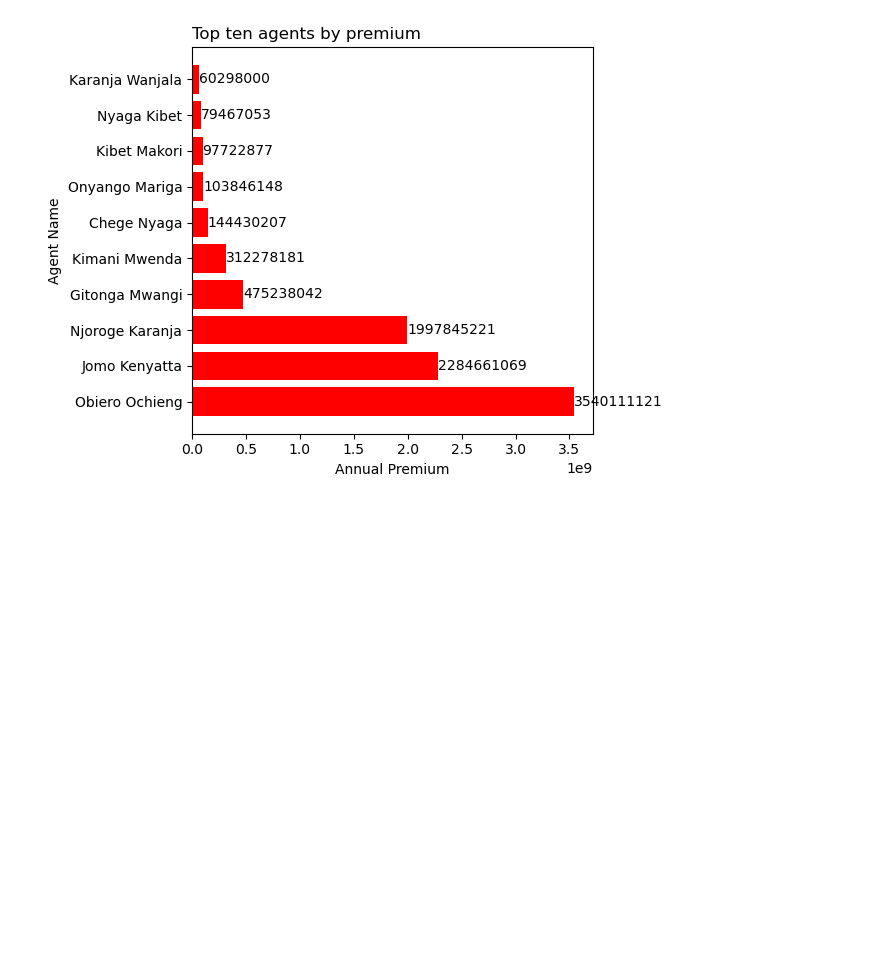
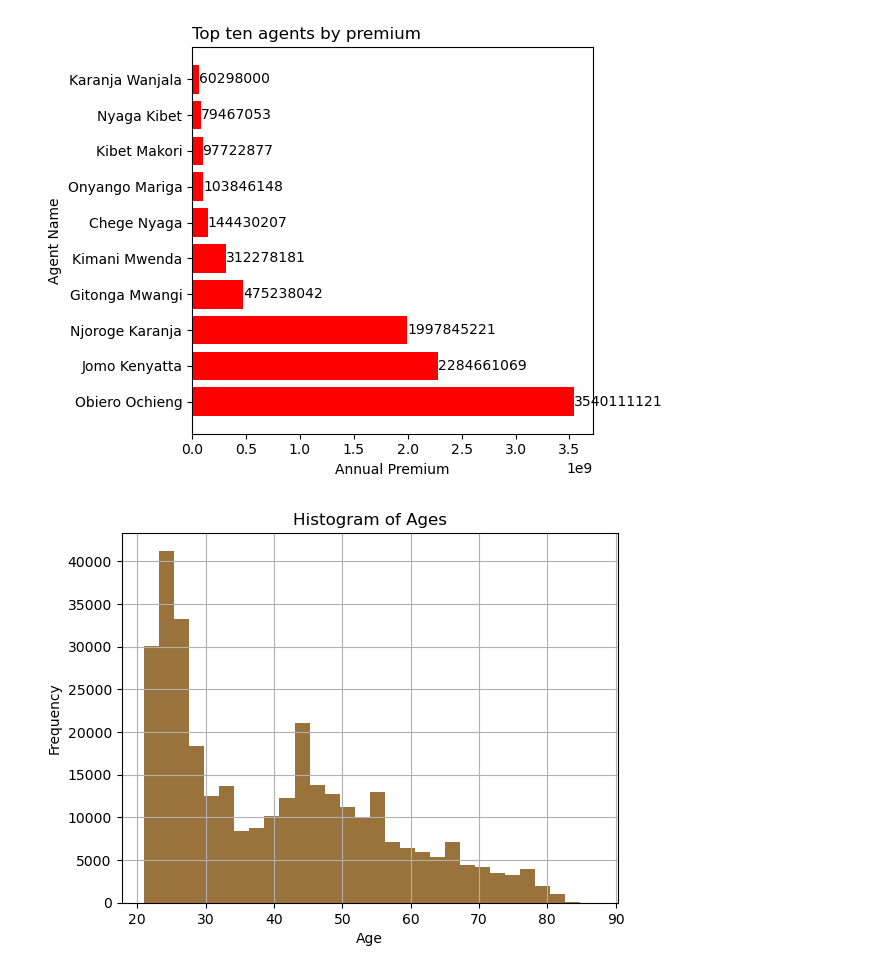
Before and after one commit to claudiahW/LuxDev, a Jupyter notebook: Tueswk2.ipynb, the cells around one changed output. Cells and saved outputs as stored; diff of their text form; code cells hidden in the pictures; blank space fills up the shorter version.

Commit message:
plot a histogram showing the ages of the agents

```diff
--- a/Tueswk2.ipynb
+++ b/Tueswk2.ipynb
@@ -53,3 +69,22 @@ plt.tight_layout()
 plt.show()
 # %% [output]
 [figure]
+# %%
+df["Customer_Date_of_Birth"] = pd.to_datetime(df["Customer_Date_of_Birth"])
+
+#Calculate Age
+
+current_year = datetime.now().year
+df["Age"] = current_year - df["Customer_Date_of_Birth"].dt.year
+
+
+#plot the histograms of ages
+
+plt.hist(df["Age"], bins=30, color="#80500A", alpha=0.8)
+plt.xlabel("Age")
+plt.ylabel("Frequency")
+plt.grid(True)
+plt.title("Histogram of Ages")
+plt.show()
+# %% [output]
+[figure, added]
```
Also changed, not shown: parts of 2 cells of this notebook.
